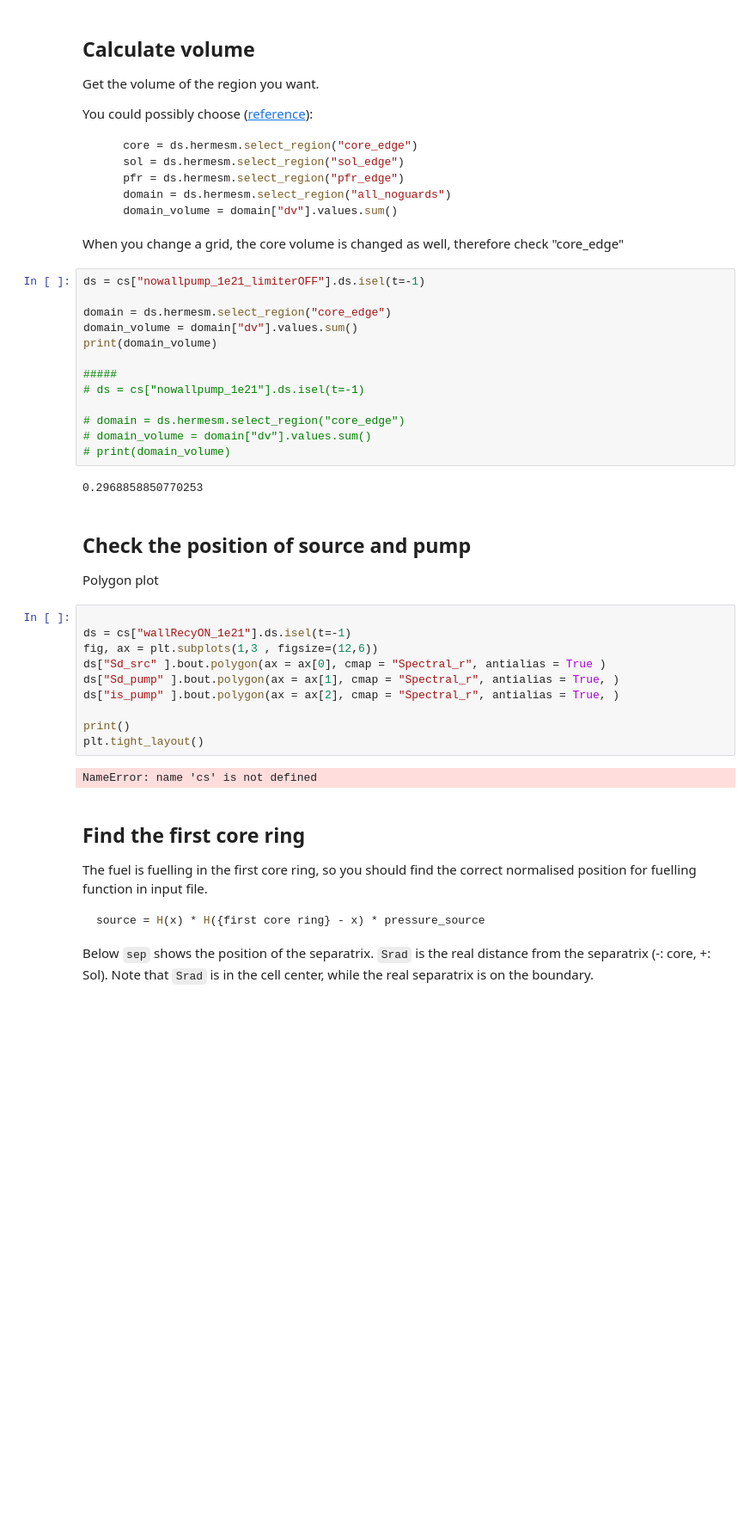
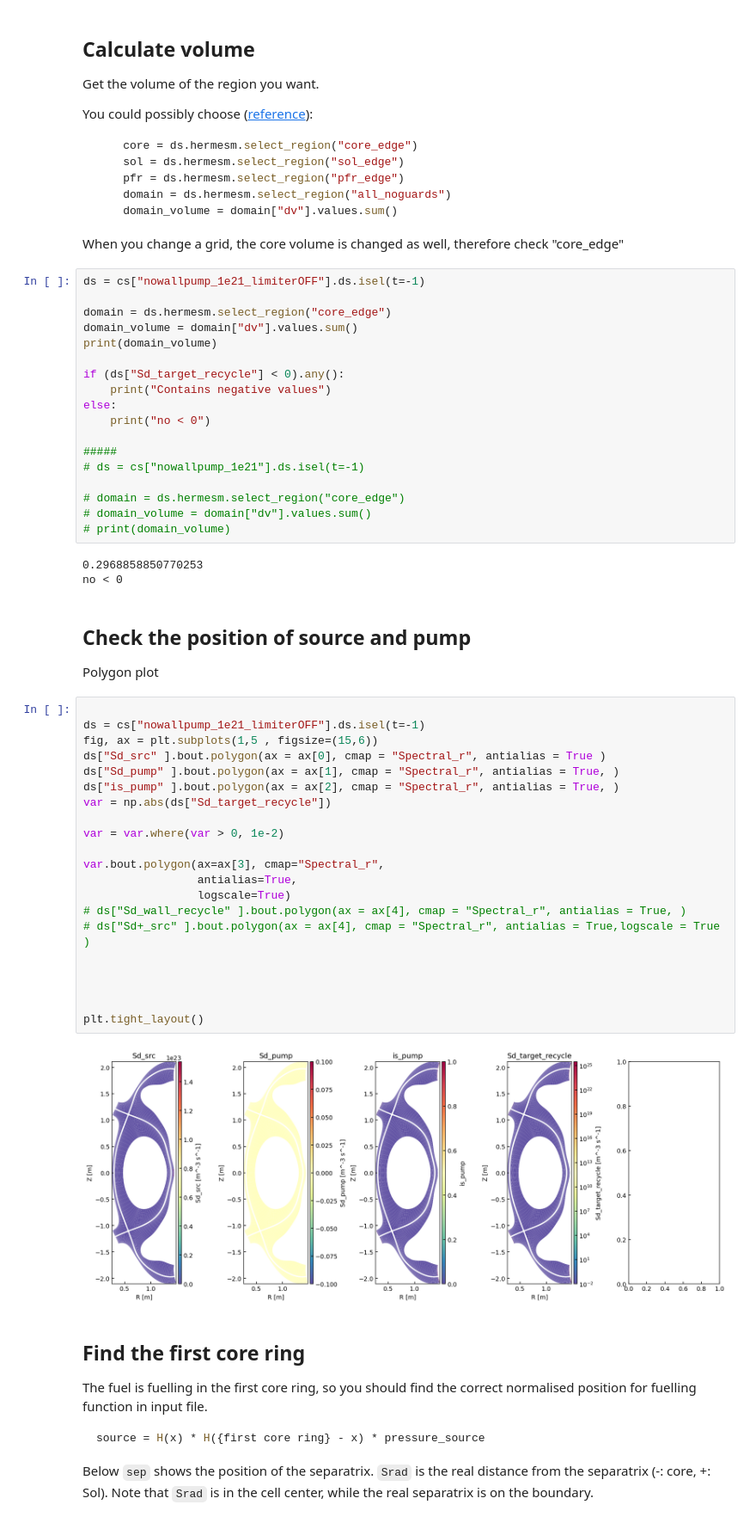
Before and after one commit to sun51027/hermes3-2dplots, a Jupyter notebook: calculator.ipynb, the cells around one changed output. Shown at 86% size. Saved outputs shown, nothing was run; the diff lists cells and outputs as text; blank space fills up the shorter version.

```diff
--- a/calculator.ipynb
+++ b/calculator.ipynb
@@ -142,6 +136,11 @@ domain = ds.hermesm.select_region("core_edge")
 domain_volume = domain["dv"].values.sum()
 print(domain_volume)
 
+if (ds["Sd_target_recycle"] < 0).any():
+    print("Contains negative values")
+else:
+    print("no < 0")
+
 #####
 # ds = cs["nowallpump_1e21"].ds.isel(t=-1)
 
@@ -150,21 +149,33 @@ print(domain_volume)
 # print(domain_volume)
 # %% [output]
 0.2968858850770253
+no < 0
 # %% [markdown]
 ## Check the position of source and pump
 Polygon plot
 # %%
 
-ds = cs["wallRecyON_1e21"].ds.isel(t=-1)
-fig, ax = plt.subplots(1,3 , figsize=(12,6))
+ds = cs["nowallpump_1e21_limiterOFF"].ds.isel(t=-1)
+fig, ax = plt.subplots(1,5 , figsize=(15,6))
 ds["Sd_src" ].bout.polygon(ax = ax[0], cmap = "Spectral_r", antialias = True )
 ds["Sd_pump" ].bout.polygon(ax = ax[1], cmap = "Spectral_r", antialias = True, )
 ds["is_pump" ].bout.polygon(ax = ax[2], cmap = "Spectral_r", antialias = True, )
+var = np.abs(ds["Sd_target_recycle"])
 
-print()
+var = var.where(var > 0, 1e-2)
+
+var.bout.polygon(ax=ax[3], cmap="Spectral_r",
+                 antialias=True,
+                 logscale=True)
+# ds["Sd_wall_recycle" ].bout.polygon(ax = ax[4], cmap = "Spectral_r", antialias = True, )
+# ds["Sd+_src" ].bout.polygon(ax = ax[4], cmap = "Spectral_r", antialias = True,logscale = True  )
+
+
+
+
 plt.tight_layout()
 # %% [output]
-NameError: name 'cs' is not defined
+[figure, added]
 # %% [markdown]
 ## Find the first core ring
 The fuel is fuelling in the first core ring, so you should find the correct normalised position for fuelling function in input file.
```
Also changed, not shown: parts of 7 cells of this notebook, 6 other files.
